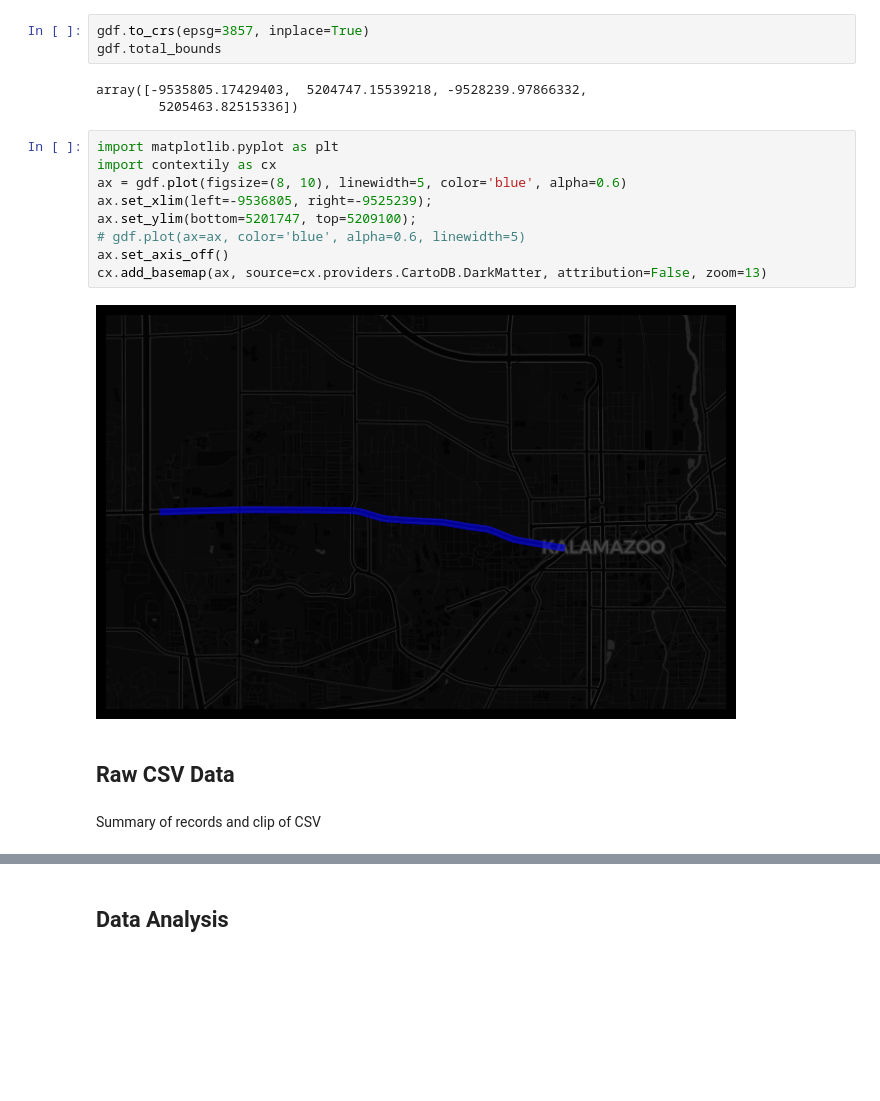
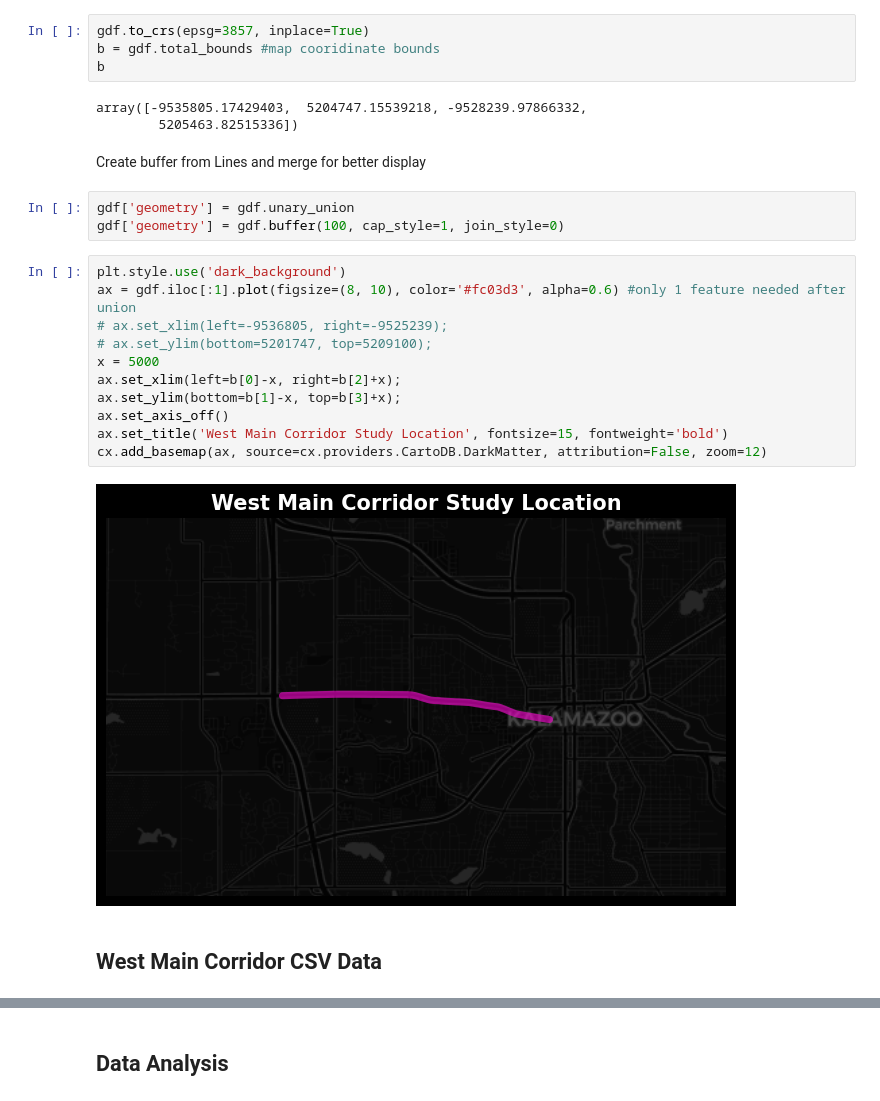
Before and after one commit to eKerney/data-notebooks, a Jupyter notebook: kzoo_streetlight/final_data_workflow.ipynb, the cells around one changed output, grey strips where cells are left out. Saved outputs shown, nothing was run; the diff lists cells and outputs as text; blank space fills up the shorter version.

Commit message:
final data workflow notebook

```diff
--- a/kzoo_streetlight/final_data_workflow.ipynb
+++ b/kzoo_streetlight/final_data_workflow.ipynb
@@ -37,21 +47,27 @@ memory usage: 2.0+ KB
 # %%
 gdf.to_crs(epsg=3857, inplace=True)
-gdf.total_bounds
+b = gdf.total_bounds #map cooridinate bounds
+b
 # %% [output]
 array([-9535805.17429403,  5204747.15539218, -9528239.97866332,
         5205463.82515336])
+# %% [markdown]
+Create buffer from Lines and merge for better display
+# %%
+gdf['geometry'] = gdf.unary_union
+gdf['geometry'] = gdf.buffer(100, cap_style=1, join_style=0)
 # %%
-import matplotlib.pyplot as plt
-import contextily as cx
-ax = gdf.plot(figsize=(8, 10), linewidth=5, color='blue', alpha=0.6)
-ax.set_xlim(left=-9536805, right=-9525239);
-ax.set_ylim(bottom=5201747, top=5209100);
-# gdf.plot(ax=ax, color='blue', alpha=0.6, linewidth=5)
+plt.style.use('dark_background')
+ax = gdf.iloc[:1].plot(figsize=(8, 10), color='#fc03d3', alpha=0.6) #only 1 feature needed after union
+# ax.set_xlim(left=-9536805, right=-9525239);
+# ax.set_ylim(bottom=5201747, top=5209100);
+x = 5000
+ax.set_xlim(left=b[0]-x, right=b[2]+x);
+ax.set_ylim(bottom=b[1]-x, top=b[3]+x);
 ax.set_axis_off()
-cx.add_basemap(ax, source=cx.providers.CartoDB.DarkMatter, attribution=False, zoom=13)
+ax.set_title('West Main Corridor Study Location', fontsize=15, fontweight='bold')
+cx.add_basemap(ax, source=cx.providers.CartoDB.DarkMatter, attribution=False, zoom=12)
 # %% [output]
-[figure, old version]
+[figure, new version]
 # %% [markdown]
-## Raw CSV Data
+## West Main Corridor CSV Data
-# %% [markdown]
-Summary of records and clip of CSV
```
Also changed, not shown: parts of 5 cells of this notebook, 1 other file.
